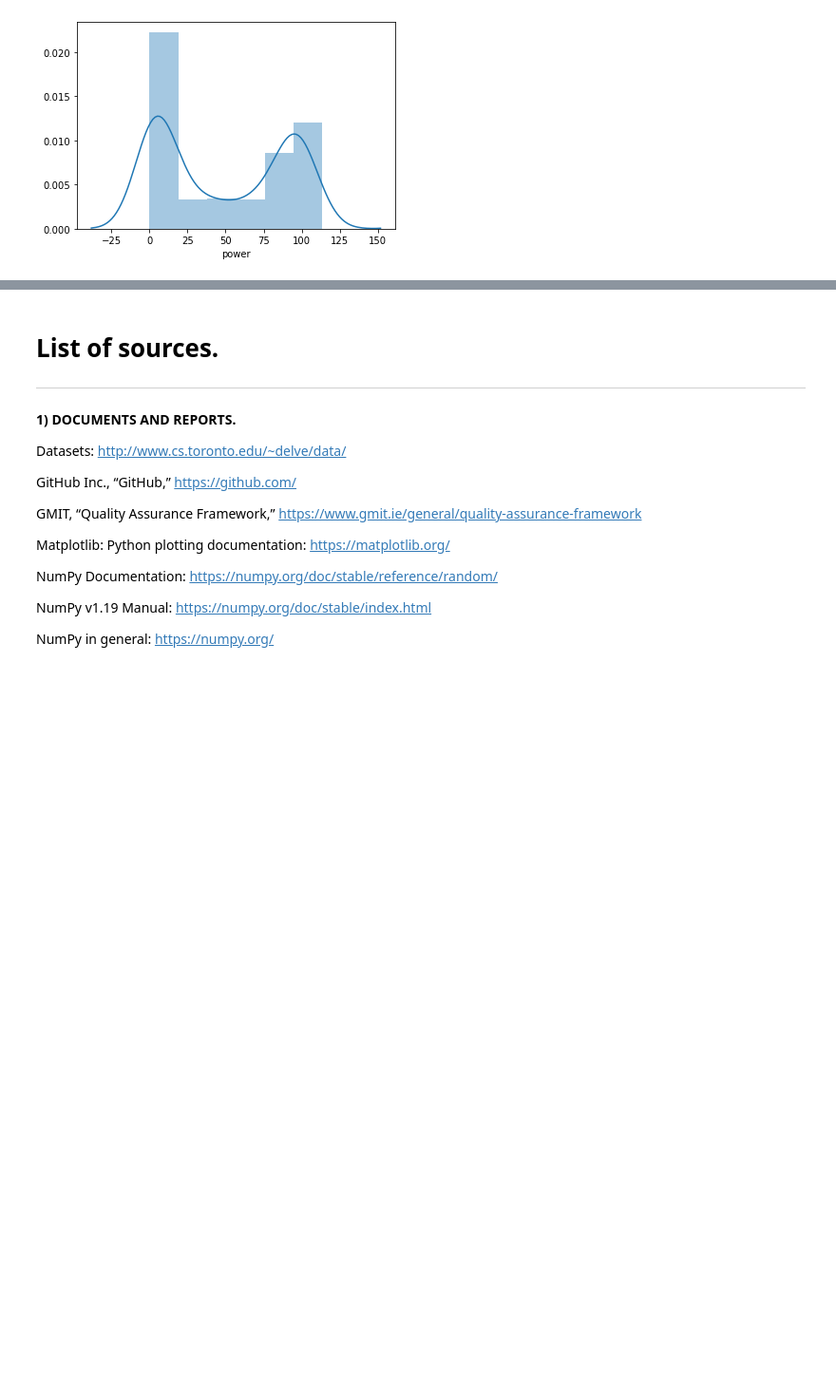
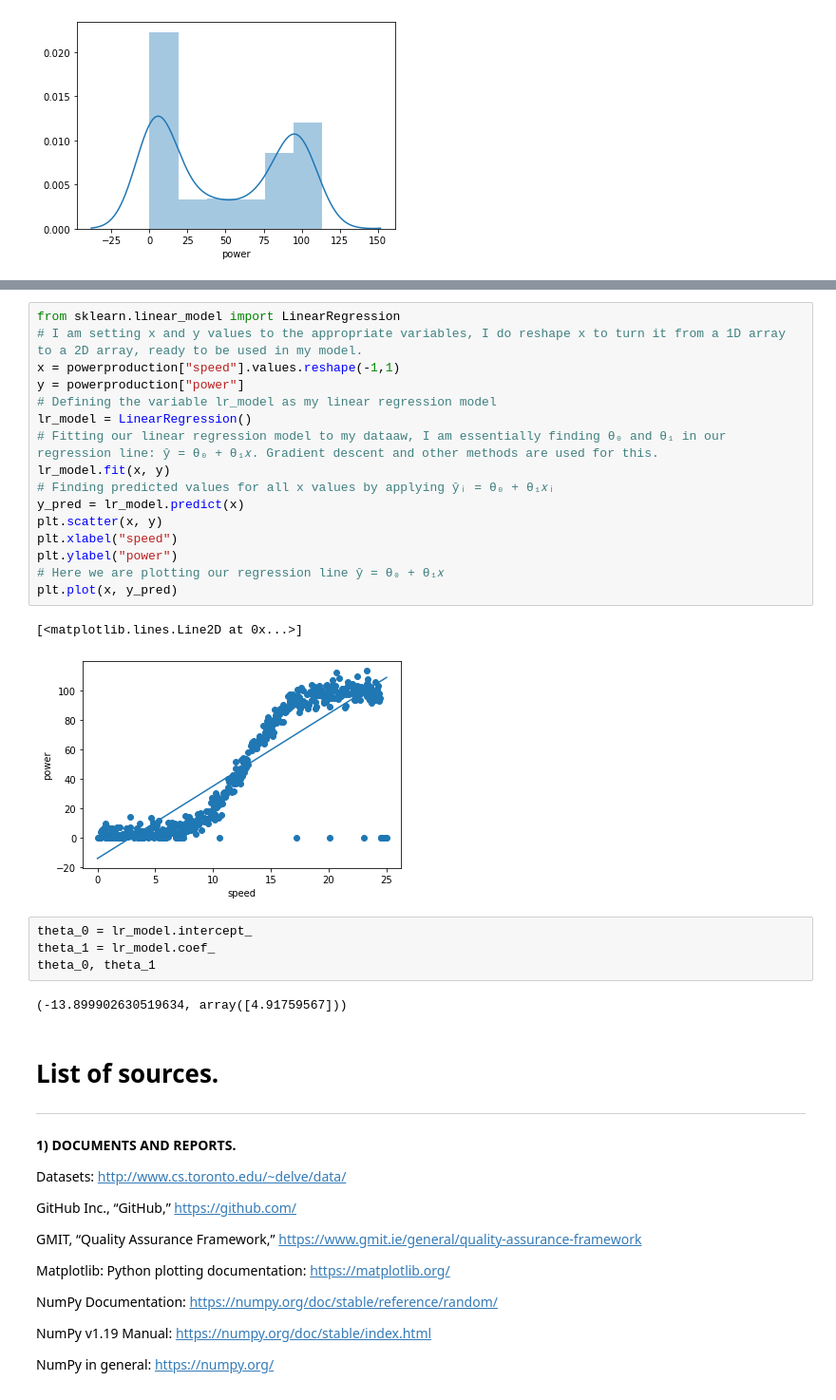
Before and after one commit to adrianberski/Fundamentals_of_Data_Analysis, a Jupyter notebook: Project/Project.ipynb, the cells around one changed output, grey strips where cells are left out. Shown at 95% size. Drawn from its saved outputs; the diff is of its cells as text; blank space fills up the shorter version.

Commit message:
Update Project.ipynb
Checking requirement for linear regression.

Implementing a simple linear regression.

```diff
--- a/Project/Project.ipynb
+++ b/Project/Project.ipynb
@@ -80,3 +106,28 @@ plt.show()
+# %%
+from sklearn.linear_model import LinearRegression
+# I am setting x and y values to the appropriate variables, I do reshape x to turn it from a 1D array to a 2D array, ready to be used in my model.
+x = powerproduction["speed"].values.reshape(-1,1)
+y = powerproduction["power"]
+# Defining the variable lr_model as my linear regression model
+lr_model = LinearRegression()
+# Fitting our linear regression model to my dataaw, I am essentially finding θ₀ and θ₁ in our regression line: ŷ = θ₀ + θ₁𝑥. Gradient descent and other methods are used for this.
+lr_model.fit(x, y)
+# Finding predicted values for all x values by applying ŷᵢ = θ₀ + θ₁𝑥ᵢ
+y_pred = lr_model.predict(x)
+plt.scatter(x, y)
+plt.xlabel("speed")
+plt.ylabel("power")
+# Here we are plotting our regression line ŷ = θ₀ + θ₁𝑥
+plt.plot(x, y_pred)
+# %% [output]
+[<matplotlib.lines.Line2D at 0x...>]
+[figure, added]
+# %%
+theta_0 = lr_model.intercept_
+theta_1 = lr_model.coef_
+theta_0, theta_1
+# %% [output]
+(-13.899902630519634, array([4.91759567]))
 # %% [markdown]
 # List of sources.
 
```
Also changed, not shown: parts of 5 cells of this notebook.
